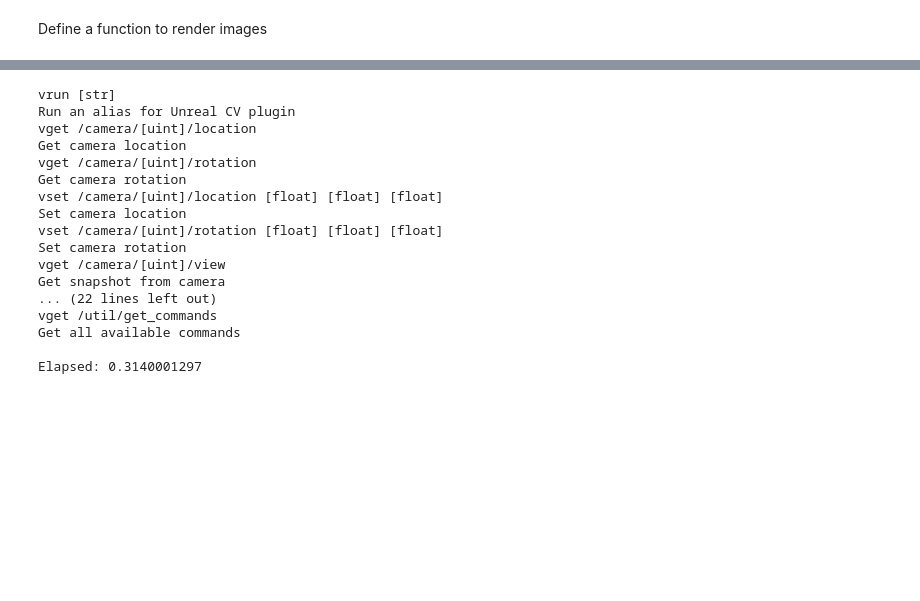
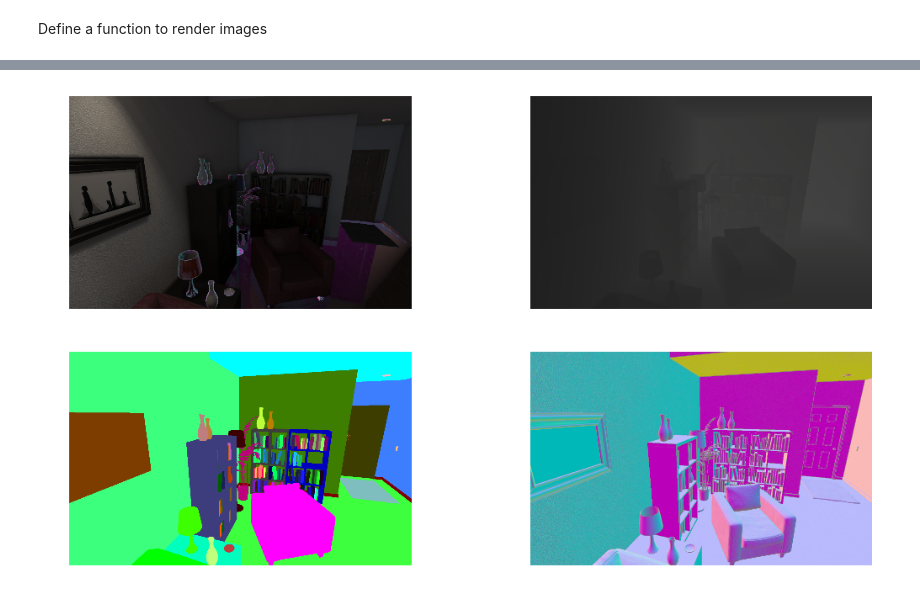
Before and after one commit to unrealcv/unrealcv, a Jupyter notebook: client/examples/generate-images.ipynb, the cells around one changed output, grey strips where cells are left out. Saved outputs shown, nothing was run; the diff lists cells and outputs as text; code cells hidden in the pictures; blank space fills up the shorter version.

```diff
--- a/client/examples/generate-images.ipynb
+++ b/client/examples/generate-images.ipynb
@@ -58,34 +47,2 @@ camera_pos = read_camera_info('./realistic_rendering_camera_info.txt')
 # %% [markdown]
 Define a function to render images
-# %%
-import time
-def render_frame(pos):
-    loc = pos[0] # location
-    rot = pos[1] # rotation
-    cmd = 'vset /camera/0/location %.3f %.3f %.3f' % (loc[0], loc[1], loc[2])
-    response = request(cmd)
-    assert response == 'ok'
-    cmd = 'vset /camera/0/rotation %.3f %.3f %.3f' % (rot[0], rot[1], rot[2])
-    response = request(cmd)
-    assert response == 'ok'
-    files = []
-    f1 = request('vget /camera/0/lit')
-    f2 = request('vget /camera/0/depth')
-    f3 = request('vget /camera/0/object_mask')
-    f4 = request('vget /camera/0/normal')
-
-    return [f1, f2, f3, f4]
-# %%
-import matplotlib.pyplot as plt
-%matplotlib inline
-plt.rcParams['figure.figsize'] = (20.0, 20.0)
-
-pos = camera_pos[1]
-files = render_frame(pos)
-N = len(files)
-for i in range(N):
-    plt.subplot(N/2,2,i+1)
-    im = plt.imread(files[i])
-    plt.imshow(im)
-    plt.axis('off')
-plt.tight_layout()
@@ -114,22 +49,7 @@ Elapsed: 14.2699999809
-# %%
-with Timer():
-    response = request('vrun ls')
-    print response
-# %% [output]
-vrun [str]
-Run an alias for Unreal CV plugin
-vget /camera/[uint]/location
-Get camera location
-vget /camera/[uint]/rotation
-Get camera rotation
-vset /camera/[uint]/location [float] [float] [float]
-Set camera location
-vset /camera/[uint]/rotation [float] [float] [float]
-Set camera rotation
-vget /camera/[uint]/view
-Get snapshot from camera
-... (22 lines left out)
-vget /util/get_commands
-Get all available commands
-
-Elapsed: 0.3140001297
+# %%
+pos = camera_pos[1]
+f = render_frame(ue4cv.client, pos)
+plt.rcParams['figure.figsize'] = (18.0, 10.0) # (w, h)
+plot_rendered_frame(f)
+# %% [output]
+[figure, added]
```
Also changed, not shown: parts of 27 cells of this notebook, 2 other files.
